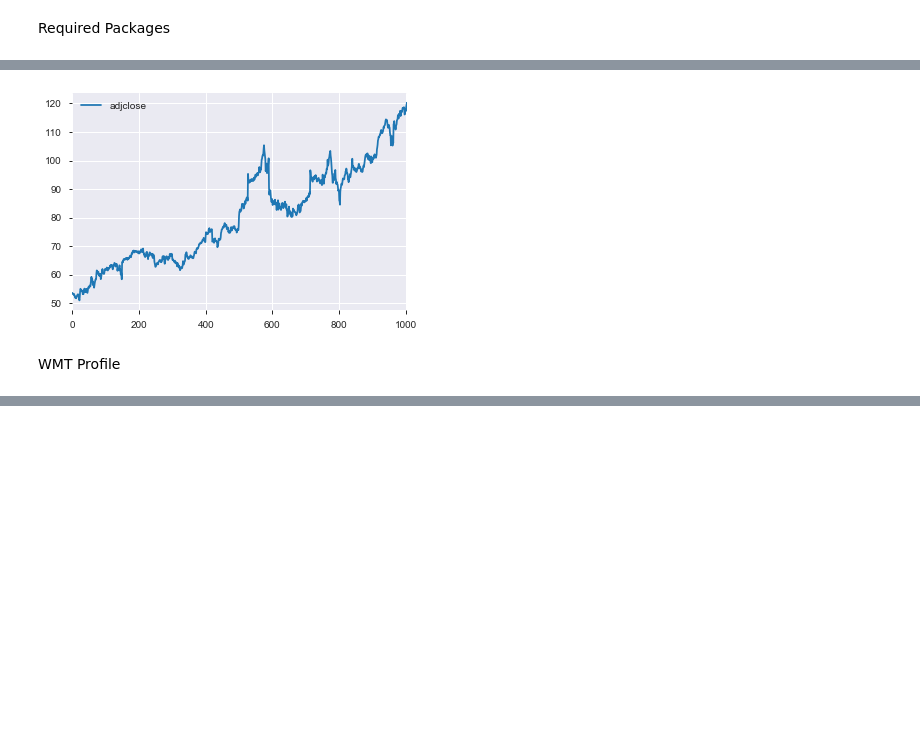
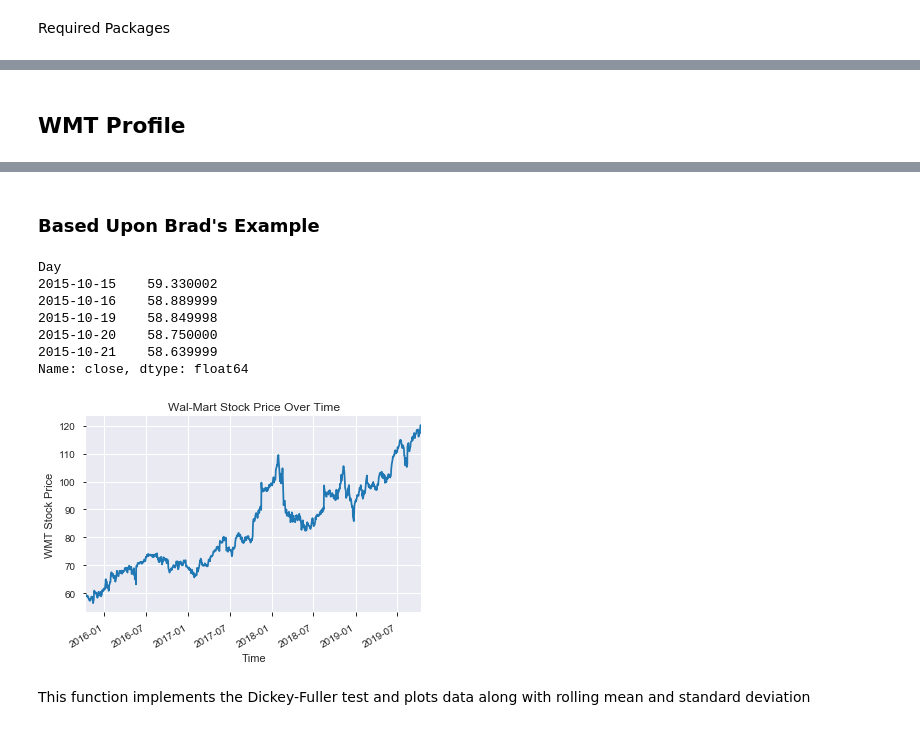
Before and after one commit to bdelahoussaye/Quantifying_case8, a Jupyter notebook: 7333_Unit8_CaseStudy_Granger.ipynb, the cells around one changed output, grey strips where cells are left out. Drawn from its saved outputs; the diff is of its cells as text; code cells hidden in the pictures; blank space fills up the shorter version.

Commit message:
Copied steps taken in Brad's Nb
I tweaked the code that develops the CSV and copied the remained of Brad's Notebook

```diff
--- a/7333_Unit8_CaseStudy_Granger.ipynb
+++ b/7333_Unit8_CaseStudy_Granger.ipynb
@@ -12,11 +23,18 @@ from pathlib import Path
 config = Path('./wmt.csv')
 
 if config.is_file():
-    wmt_data = pd.read_csv("wmt.csv")
+    wmt_temp = pd.read_csv("wmt.csv")
+    wmt_temp.rename(columns={'date': 'Day'}, inplace=True)
+    wmt_stock = wmt_temp['close']
+    wmt_stock.index=pd.to_datetime(wmt_temp['Day'])
+    print("Data was found locally and imported.")
 else:
     # import yahoo_fin
     # import requests_html
     from yahoo_fin import stock_info as si
     Start_Date = '10/15/2015'; End_Date = '10/15/2019'
     wmt_data = si.get_data("wmt", start_date = Start_Date, end_date = End_Date)
+    wmt_data.reset_index(inplace=True)
+    wmt_data.rename(columns={'date': 'Day'}, inplace=True)
     wmt_data.to_csv("wmt.csv", index=False)
+    print("Data was not found locally; data was downloaded and preserved as a CSV.")
@@ -40,11 +43,29 @@ ax = wmt_data_1.plot()
-# %%
-ax1=wmt_data_2.plot()
-# %% [output]
-[figure, removed]
-# %% [markdown]
-WMT Profile
+# %% [markdown]
+## WMT Profile
 # %%
 profile = pandas_profiling.ProfileReport(wmt_data)
 profile
 # %% [output]
 [interactive output not drawn]
+# %% [markdown]
+### Based Upon Brad's Example
+# %%
+print(wmt_stock.head())
+fig = plt.figure()
+
+wmt_stock.plot()
+plt.title("Wal-Mart Stock Price Over Time")
+plt.xlabel("Time")
+plt.ylabel('WMT Stock Price')
+plt.show()
+# %% [output]
+Day
+2015-10-15    59.330002
+2015-10-16    58.889999
+2015-10-19    58.849998
+2015-10-20    58.750000
+2015-10-21    58.639999
+Name: close, dtype: float64
+[figure, added]
+# %% [markdown]
+This function implements the Dickey-Fuller test and plots data along with rolling mean and standard deviation
```
Also changed, not shown: parts of 33 cells of this notebook, 1 other file.
